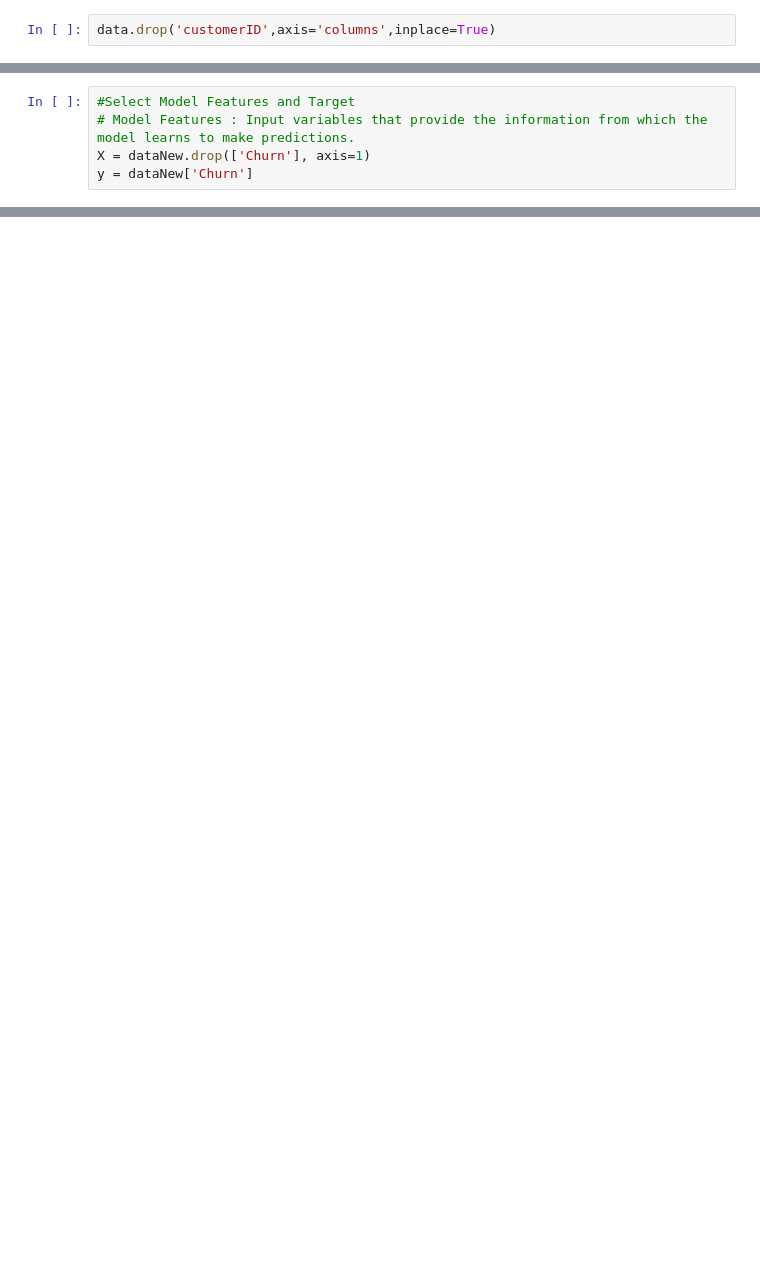
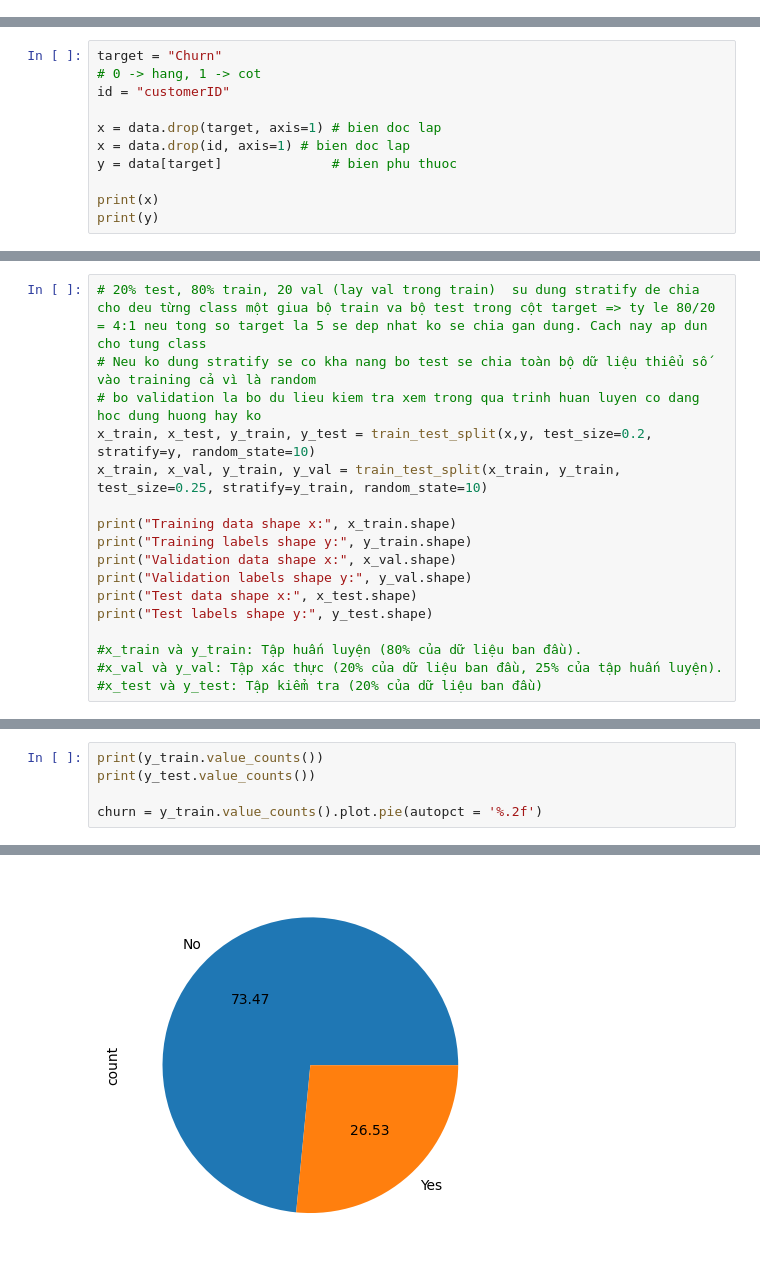
Before and after one commit to Vinh263/Imbalanced-Data-Research, a Jupyter notebook: ImbalancedData.ipynb, the cells around one changed output, grey strips where cells are left out. Saved outputs shown, nothing was run; the diff lists cells and outputs as text; blank space fills up the shorter version.

```diff
--- a/ImbalancedData.ipynb
+++ b/ImbalancedData.ipynb
@@ -55,2 +83,0 @@ PRE-PROCESSING DATASET
-# %%
-data.drop('customerID',axis='columns',inplace=True)
@@ -56,0 +192,11 @@ data.drop('customerID',axis='columns',inplace=True)
+# %%
+target = "Churn"
+# 0 -> hang, 1 -> cot
+id = "customerID"
+
+x = data.drop(target, axis=1) # bien doc lap
+x = data.drop(id, axis=1) # bien doc lap
+y = data[target]              # bien phu thuoc
+
+print(x)
+print(y)
@@ -274,5 +240,0 @@ TRAIN TEST SPLIT
-# %%
-#Select Model Features and Target
-# Model Features : Input variables that provide the information from which the model learns to make predictions.
-X = dataNew.drop(['Churn'], axis=1)
-y = dataNew['Churn']
@@ -381,0 +241,17 @@ f1_score: 0.915
+# %%
+# 20% test, 80% train, 20 val (lay val trong train)  su dung stratify de chia cho deu từng class một giua bộ train va bộ test trong cột target => ty le 80/20 = 4:1 neu tong so target la 5 se dep nhat ko se chia gan dung. Cach nay ap dun cho tung class
+# Neu ko dung stratify se co kha nang bo test se chia toàn bộ dữ liệu thiểu số vào training cả vì là random
+# bo validation la bo du lieu kiem tra xem trong qua trinh huan luyen co dang hoc dung huong hay ko
+x_train, x_test, y_train, y_test = train_test_split(x,y, test_size=0.2, stratify=y, random_state=10)
+x_train, x_val, y_train, y_val = train_test_split(x_train, y_train, test_size=0.25, stratify=y_train, random_state=10)
+
+print("Training data shape x:", x_train.shape)
+print("Training labels shape y:", y_train.shape)
+print("Validation data shape x:", x_val.shape)
+print("Validation labels shape y:", y_val.shape)
+print("Test data shape x:", x_test.shape)
+print("Test labels shape y:", y_test.shape)
+
+#x_train và y_train: Tập huấn luyện (80% của dữ liệu ban đầu).
+#x_val và y_val: Tập xác thực (20% của dữ liệu ban đầu, 25% của tập huấn luyện).
+#x_test và y_test: Tập kiểm tra (20% của dữ liệu ban đầu)
@@ -381,0 +265,6 @@ f1_score: 0.915
+# %%
+print(y_train.value_counts())
+print(y_test.value_counts())
+
+churn = y_train.value_counts().plot.pie(autopct = '%.2f')
+# %% [output]
@@ -381,0 +279 @@ f1_score: 0.915
+[figure, added]
```
Also changed, not shown: parts of 104 cells of this notebook, 1 other file.
